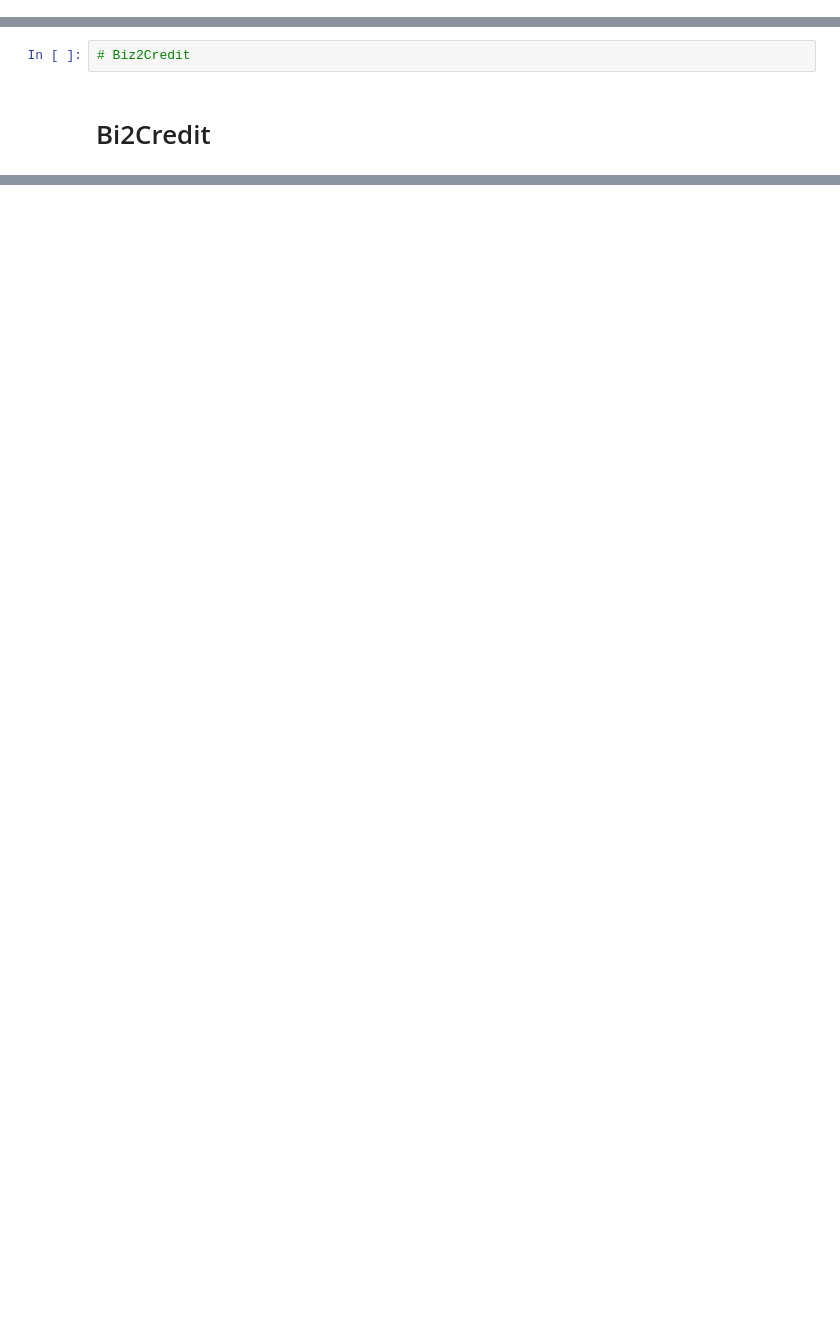
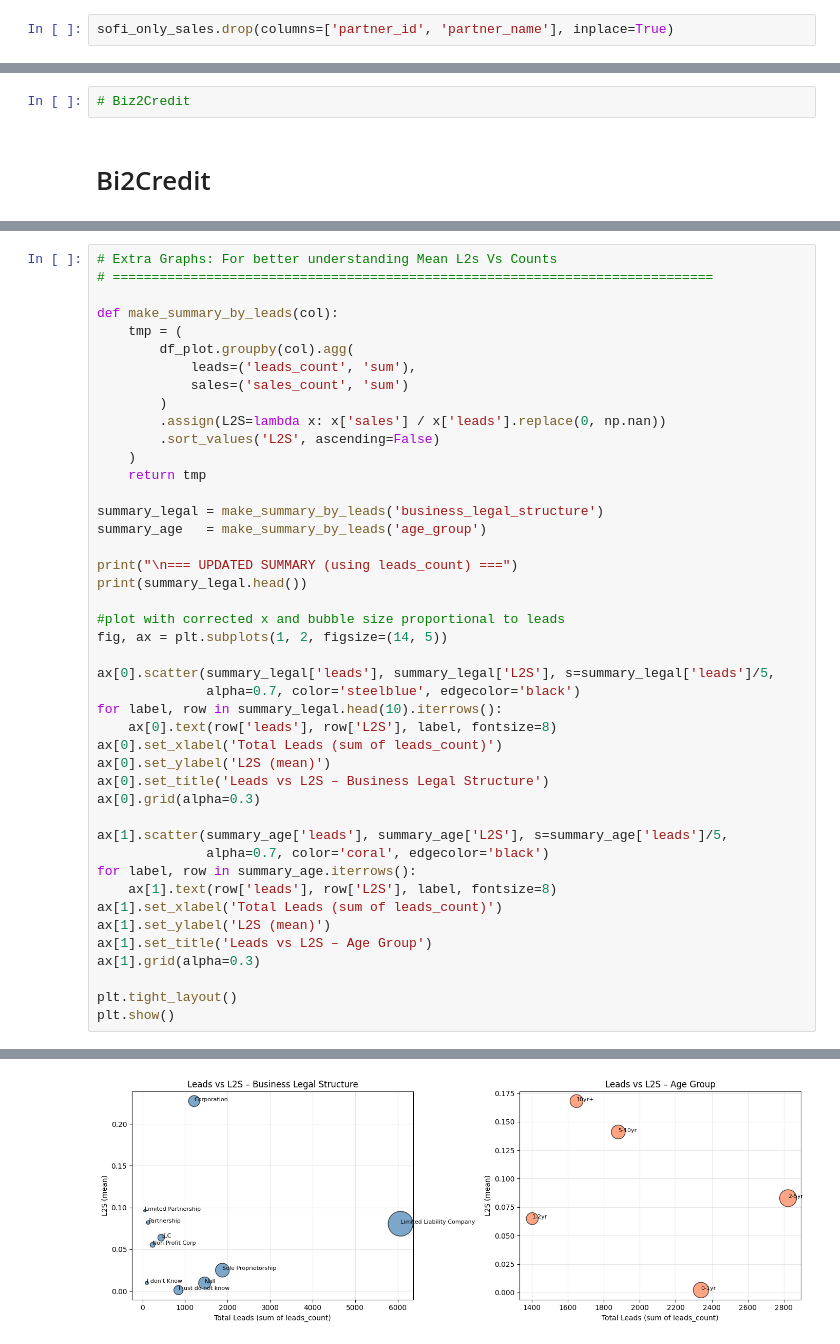
Before and after one commit to omribouch/enrichment, a Jupyter notebook: enrich_notebook.ipynb, the cells around one changed output, grey strips where cells are left out. Cells and saved outputs as stored; diff of their text form; blank space fills up the shorter version.

```diff
--- a/enrich_notebook.ipynb
+++ b/enrich_notebook.ipynb
@@ -222 +139,3 @@ Index(['channel_click_id', 'visit_iid', 'clickout_timestamp',
+# %%
+sofi_only_sales.drop(columns=['partner_id', 'partner_name'], inplace=True)
 # %%
@@ -583,0 +1486,45 @@ df_biz_enrich.groupby('business_legal_structure')[['application_annual_revenue',
+# %%
+# Extra Graphs: For better understanding Mean L2s Vs Counts
+# =============================================================================
+
+def make_summary_by_leads(col):
+    tmp = (
+        df_plot.groupby(col).agg(
+            leads=('leads_count', 'sum'),
+            sales=('sales_count', 'sum')
+        )
+        .assign(L2S=lambda x: x['sales'] / x['leads'].replace(0, np.nan))
+        .sort_values('L2S', ascending=False)
+    )
+    return tmp
+
+summary_legal = make_summary_by_leads('business_legal_structure')
+summary_age   = make_summary_by_leads('age_group')
+
+print("\n=== UPDATED SUMMARY (using leads_count) ===")
+print(summary_legal.head())
+
+#plot with corrected x and bubble size proportional to leads
+fig, ax = plt.subplots(1, 2, figsize=(14, 5))
+
+ax[0].scatter(summary_legal['leads'], summary_legal['L2S'], s=summary_legal['leads']/5,
+              alpha=0.7, color='steelblue', edgecolor='black')
+for label, row in summary_legal.head(10).iterrows():
+    ax[0].text(row['leads'], row['L2S'], label, fontsize=8)
+ax[0].set_xlabel('Total Leads (sum of leads_count)')
+ax[0].set_ylabel('L2S (mean)')
+ax[0].set_title('Leads vs L2S – Business Legal Structure')
+ax[0].grid(alpha=0.3)
+
+ax[1].scatter(summary_age['leads'], summary_age['L2S'], s=summary_age['leads']/5,
+              alpha=0.7, color='coral', edgecolor='black')
+for label, row in summary_age.iterrows():
+    ax[1].text(row['leads'], row['L2S'], label, fontsize=8)
+ax[1].set_xlabel('Total Leads (sum of leads_count)')
+ax[1].set_ylabel('L2S (mean)')
+ax[1].set_title('Leads vs L2S – Age Group')
+ax[1].grid(alpha=0.3)
+
+plt.tight_layout()
+plt.show()
+# %% [output]
@@ -583,0 +1539 @@ df_biz_enrich.groupby('business_legal_structure')[['application_annual_revenue',
+[figure, added]
```
Also changed, not shown: parts of 108 cells of this notebook, 2 other files.
